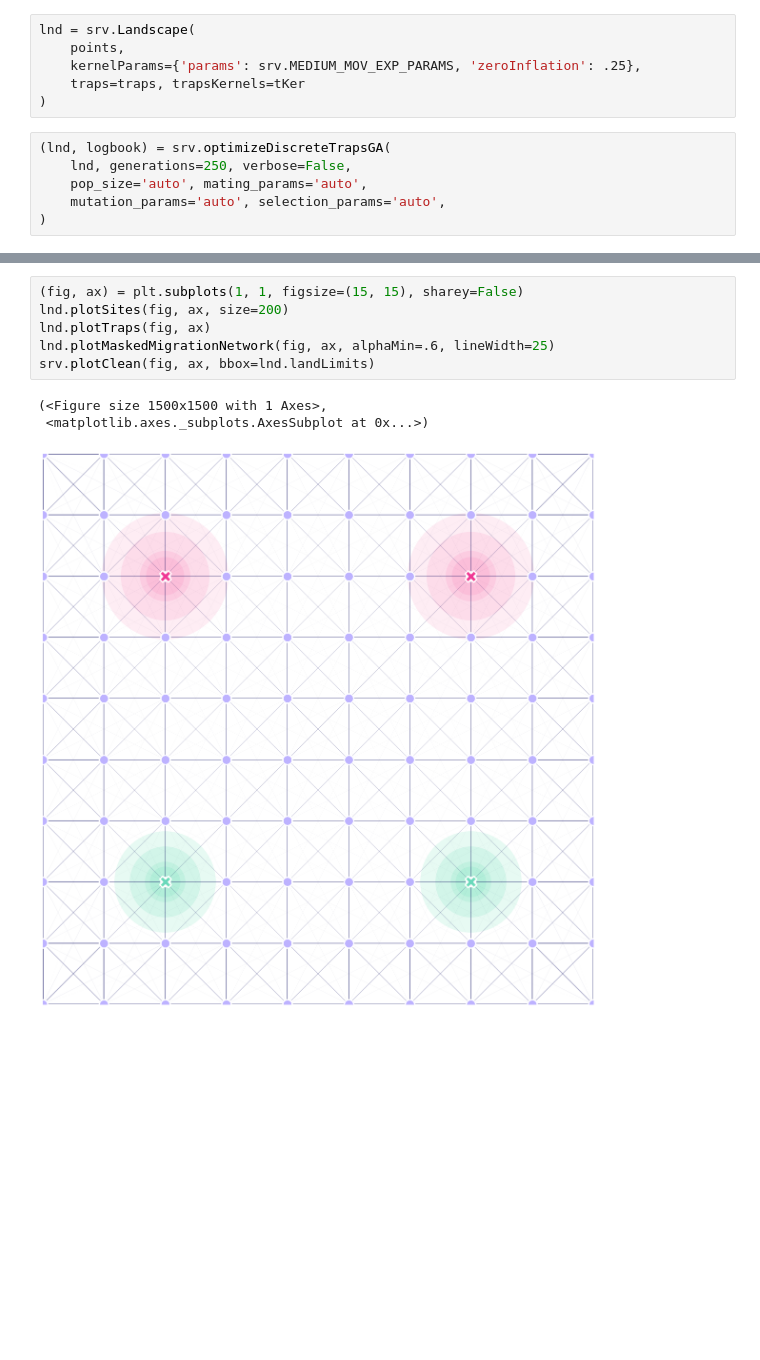
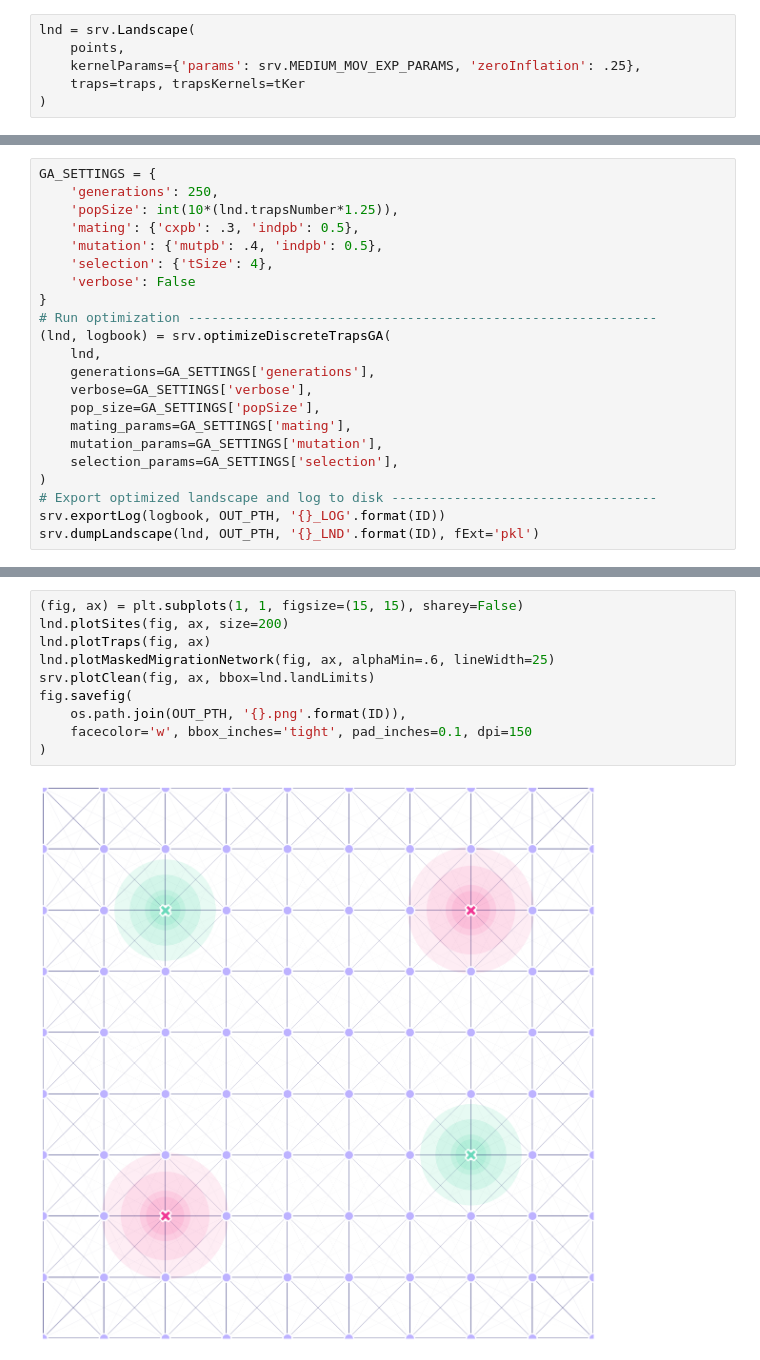
Before and after one commit to Chipdelmal/MGSurvE_Webinar2023, a Jupyter notebook: demos/optimization/discrete.ipynb, the cells around one changed output, grey strips where cells are left out. Saved outputs shown, nothing was run; the diff lists cells and outputs as text; blank space fills up the shorter version.

```diff
--- a/demos/optimization/discrete.ipynb
+++ b/demos/optimization/discrete.ipynb
@@ -41,9 +45,3 @@ lnd = srv.Landscape(
     kernelParams={'params': srv.MEDIUM_MOV_EXP_PARAMS, 'zeroInflation': .25},
     traps=traps, trapsKernels=tKer
 )
-# %%
-(lnd, logbook) = srv.optimizeDiscreteTrapsGA(
-    lnd, generations=250, verbose=False,
-    pop_size='auto', mating_params='auto',
-    mutation_params='auto', selection_params='auto',
-)
@@ -49,0 +50,22 @@ lnd = srv.Landscape(
+# %%
+GA_SETTINGS = {
+    'generations': 250,
+    'popSize': int(10*(lnd.trapsNumber*1.25)),
+    'mating': {'cxpb': .3, 'indpb': 0.5},
+    'mutation': {'mutpb': .4, 'indpb': 0.5},
+    'selection': {'tSize': 4},
+    'verbose': False
+}
+# Run optimization ------------------------------------------------------------
+(lnd, logbook) = srv.optimizeDiscreteTrapsGA(
+    lnd,
+    generations=GA_SETTINGS['generations'],
+    verbose=GA_SETTINGS['verbose'],
+    pop_size=GA_SETTINGS['popSize'],
+    mating_params=GA_SETTINGS['mating'],
+    mutation_params=GA_SETTINGS['mutation'],
+    selection_params=GA_SETTINGS['selection'],
+)
+# Export optimized landscape and log to disk ----------------------------------
+srv.exportLog(logbook, OUT_PTH, '{}_LOG'.format(ID))
+srv.dumpLandscape(lnd, OUT_PTH, '{}_LND'.format(ID), fExt='pkl')
@@ -50,13 +74,15 @@ lnd = srv.Landscape(
 # %%
 (fig, ax) = plt.subplots(1, 1, figsize=(15, 15), sharey=False)
 lnd.plotSites(fig, ax, size=200)
 lnd.plotTraps(fig, ax)
 lnd.plotMaskedMigrationNetwork(fig, ax, alphaMin=.6, lineWidth=25)
 srv.plotClean(fig, ax, bbox=lnd.landLimits)
+fig.savefig(
+    os.path.join(OUT_PTH, '{}.png'.format(ID)),
+    facecolor='w', bbox_inches='tight', pad_inches=0.1, dpi=150
+)
 # %% [output]
-(<Figure size 1500x1500 with 1 Axes>,
- <matplotlib.axes._subplots.AxesSubplot at 0x...>)
-[figure, old version]
+[figure, new version]
 # %% [markdown]
 <hr>
 
```
Also changed, not shown: parts of 9 cells of this notebook, 2 other files.
